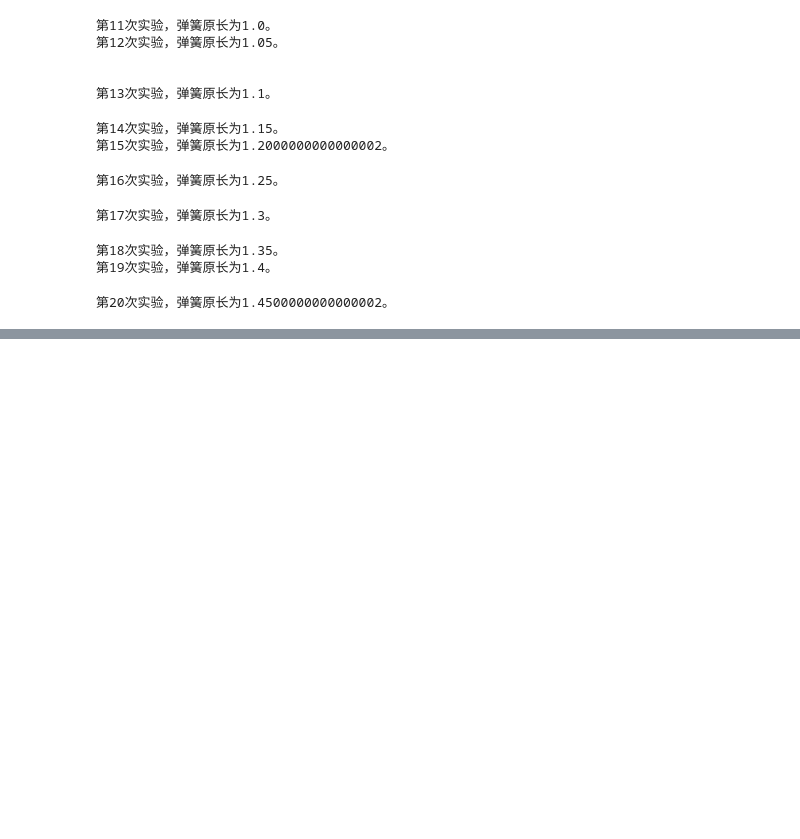
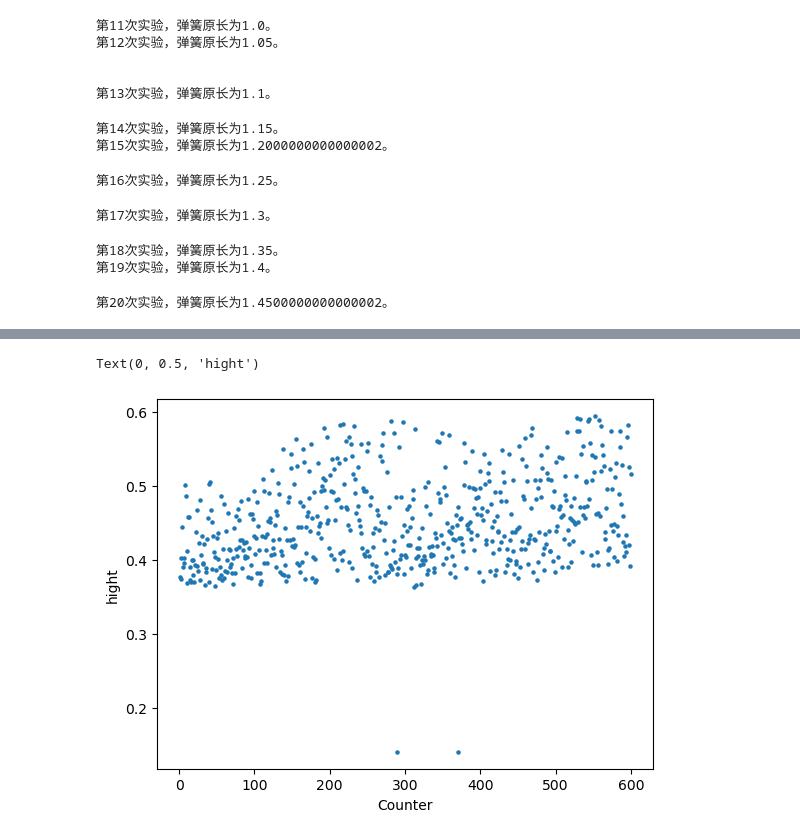
Before and after one commit to yinfanyi/hopper, a Jupyter notebook: hopper_experiment.ipynb, the cells around one changed output, grey strips where cells are left out. Saved outputs shown, nothing was run; the diff lists cells and outputs as text; code cells hidden in the pictures; blank space fills up the shorter version.

```diff
--- a/hopper_experiment.ipynb
+++ b/hopper_experiment.ipynb
@@ -657,0 +954,11 @@ plt.show()
+# %%
+plt.figure()
+n = len(allData.all_cm_height_datas)
+increasing_list = [i+1 for i in range(n)]
+height_list = list(allData.all_cm_height_datas)
+plt.scatter(increasing_list, height_list, s=5)
+plt.xlabel('Counter')
+plt.ylabel('hight')
+# %% [output]
+Text(0, 0.5, 'hight')
+[figure, added]
```
Also changed, not shown: parts of 9 cells of this notebook, 2 other files.
